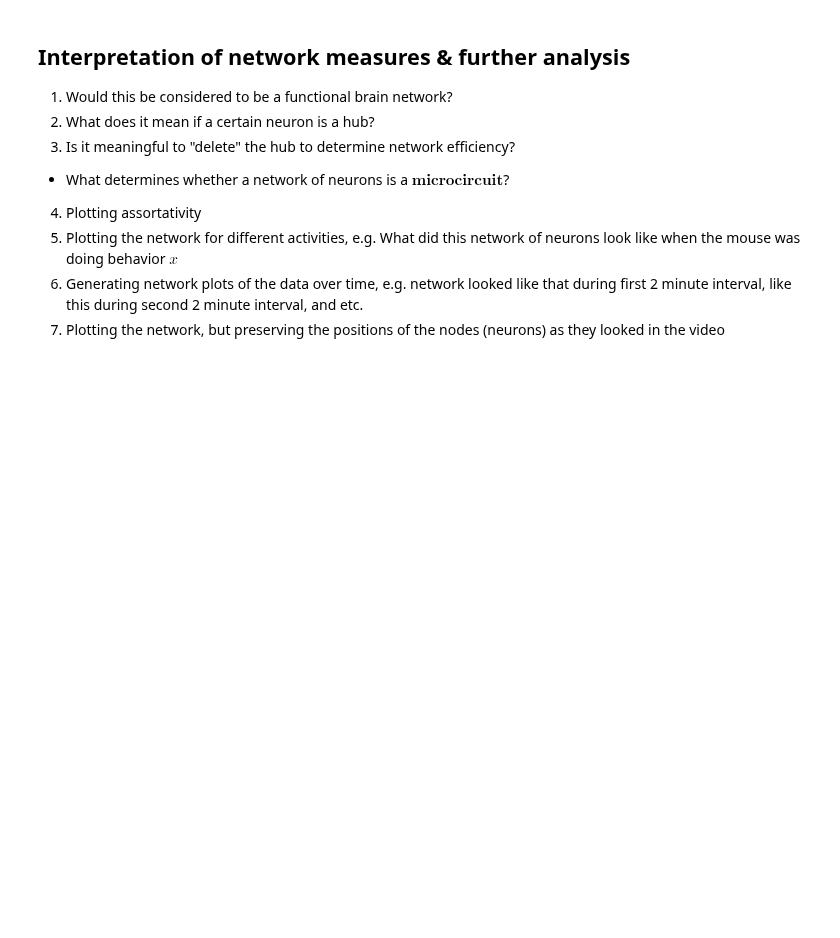
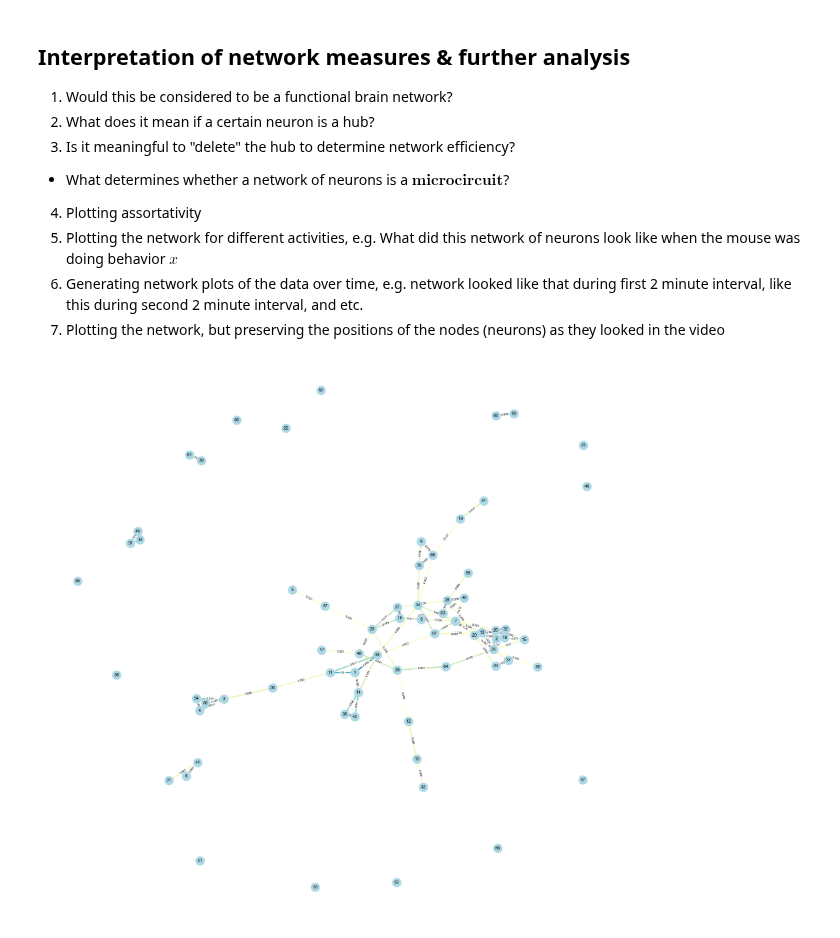
Before and after one commit to smu160/PvsNP, a Jupyter notebook: Graph_Analysis.ipynb, the cells around one changed output. Cells and saved outputs as stored; diff of their text form; code cells hidden in the pictures; blank space fills up the shorter version.

```diff
--- a/Graph_Analysis.ipynb
+++ b/Graph_Analysis.ipynb
@@ -222,0 +303,33 @@ max(centrality_values, key=centrality_values.get)
+# %%
+G = nx.Graph()
+
+G.add_nodes_from(cell_transients_dataframe.loc[result_dataframe[result_dataframe["Open2_centerpoint"] != 0].index])
+
+for key in correlated_pairs_dict:
+    for inner_key in correlated_pairs_dict[key]:
+        G.add_edge(key, inner_key, weight=round(correlated_pairs_dict[key][inner_key], 3))
+
+# positions for all nodes
+pos = nx.spring_layout(G, weight='weight')
+
+plt.figure(figsize=(35, 35))
+
+# nodes
+nx.draw_networkx_nodes(G, pos, node_size=1000, node_color='lightblue');
+
+edges, weights = zip(*nx.get_edge_attributes(G, 'weight').items())
+
+# edges
+nx.draw_networkx_edges(G, pos, width=4.0, edge_color=weights, edge_cmap=plt.cm.YlGnBu);
+
+labels = nx.get_edge_attributes(G, 'weight')
+nx.draw_networkx_edge_labels(G, pos, edge_labels=labels)
+
+# labels
+nx.draw_networkx_labels(G, pos, font_size=15, edge_labels=labels)
+
+plt.axis('off');
+#plt.savefig("drd87_Network_Graph.png", format="PNG")
+plt.show();
+# %% [output]
+[figure, added]
```
Also changed, not shown: parts of 8 cells of this notebook.
